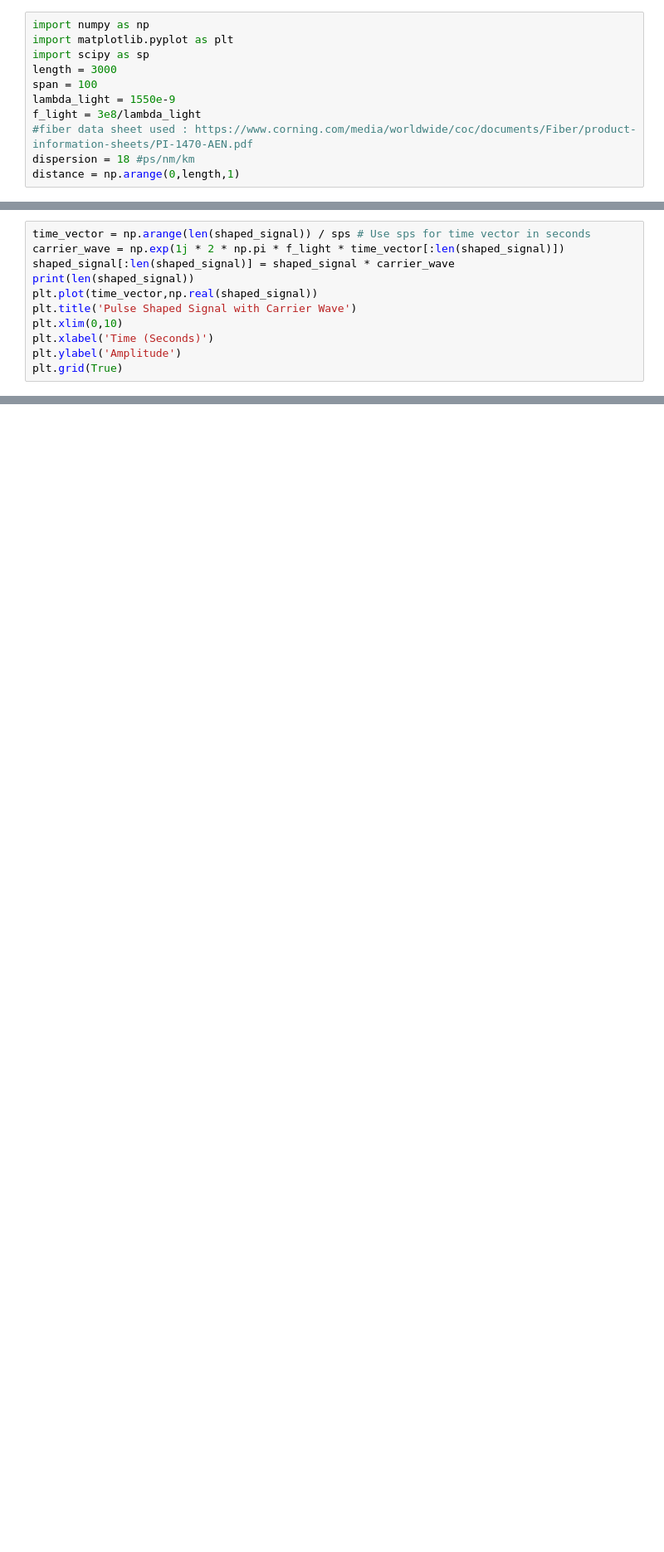
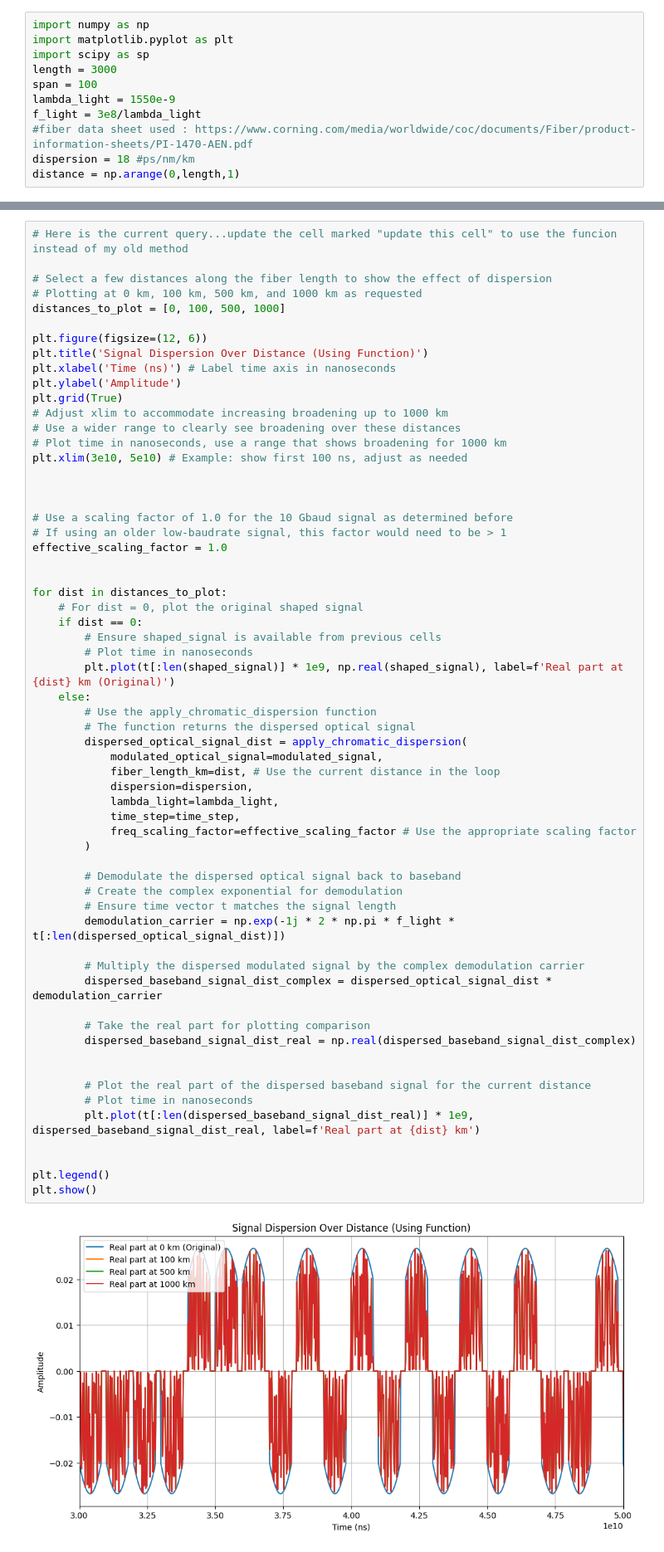
Before and after one commit to EnochYounceSAIC/FiberOptics, a Jupyter notebook: weektwo/chromatic_dispersion.ipynb, the cells around one changed output, grey strips where cells are left out. Shown at 83% size. Drawn from its saved outputs; the diff is of its cells as text; blank space fills up the shorter version.

```diff
--- a/weektwo/chromatic_dispersion.ipynb
+++ b/weektwo/chromatic_dispersion.ipynb
@@ -210,11 +368,0 @@ plt.show()
-# %%
-time_vector = np.arange(len(shaped_signal)) / sps # Use sps for time vector in seconds
-carrier_wave = np.exp(1j * 2 * np.pi * f_light * time_vector[:len(shaped_signal)])
-shaped_signal[:len(shaped_signal)] = shaped_signal * carrier_wave
-print(len(shaped_signal))
-plt.plot(time_vector,np.real(shaped_signal))
-plt.title('Pulse Shaped Signal with Carrier Wave')
-plt.xlim(0,10)
-plt.xlabel('Time (Seconds)')
-plt.ylabel('Amplitude')
-plt.grid(True)
@@ -223,0 +369,63 @@ plt.grid(True)
+# %%
+# Here is the current query...update the cell marked "update this cell" to use the funcion instead of my old method
+
+# Select a few distances along the fiber length to show the effect of dispersion
+# Plotting at 0 km, 100 km, 500 km, and 1000 km as requested
+distances_to_plot = [0, 100, 500, 1000]
+
+plt.figure(figsize=(12, 6))
+plt.title('Signal Dispersion Over Distance (Using Function)')
+plt.xlabel('Time (ns)') # Label time axis in nanoseconds
+plt.ylabel('Amplitude')
+plt.grid(True)
+# Adjust xlim to accommodate increasing broadening up to 1000 km
+# Use a wider range to clearly see broadening over these distances
+# Plot time in nanoseconds, use a range that shows broadening for 1000 km
+plt.xlim(3e10, 5e10) # Example: show first 100 ns, adjust as needed
+
+
+
+# Use a scaling factor of 1.0 for the 10 Gbaud signal as determined before
+# If using an older low-baudrate signal, this factor would need to be > 1
+effective_scaling_factor = 1.0
+
+
+for dist in distances_to_plot:
+    # For dist = 0, plot the original shaped signal
+    if dist == 0:
+        # Ensure shaped_signal is available from previous cells
+        # Plot time in nanoseconds
+        plt.plot(t[:len(shaped_signal)] * 1e9, np.real(shaped_signal), label=f'Real part at {dist} km (Original)')
+    else:
+        # Use the apply_chromatic_dispersion function
+        # The function returns the dispersed optical signal
+        dispersed_optical_signal_dist = apply_chromatic_dispersion(
+            modulated_optical_signal=modulated_signal,
+            fiber_length_km=dist, # Use the current distance in the loop
+            dispersion=dispersion,
+            lambda_light=lambda_light,
+            time_step=time_step,
+            freq_scaling_factor=effective_scaling_factor # Use the appropriate scaling factor
+        )
+
+        # Demodulate the dispersed optical signal back to baseband
+        # Create the complex exponential for demodulation
+        # Ensure time vector t matches the signal length
+        demodulation_carrier = np.exp(-1j * 2 * np.pi * f_light * t[:len(dispersed_optical_signal_dist)])
+
+        # Multiply the dispersed modulated signal by the complex demodulation carrier
+        dispersed_baseband_signal_dist_complex = dispersed_optical_signal_dist * demodulation_carrier
+
+        # Take the real part for plotting comparison
+        dispersed_baseband_signal_dist_real = np.real(dispersed_baseband_signal_dist_complex)
+
+
+        # Plot the real part of the dispersed baseband signal for the current distance
+        # Plot time in nanoseconds
+        plt.plot(t[:len(dispersed_baseband_signal_dist_real)] * 1e9, dispersed_baseband_signal_dist_real, label=f'Real part at {dist} km')
+
+
+plt.legend()
+plt.show()
+# %% [output]
+[figure, added]
```
Also changed, not shown: parts of 15 cells of this notebook.
